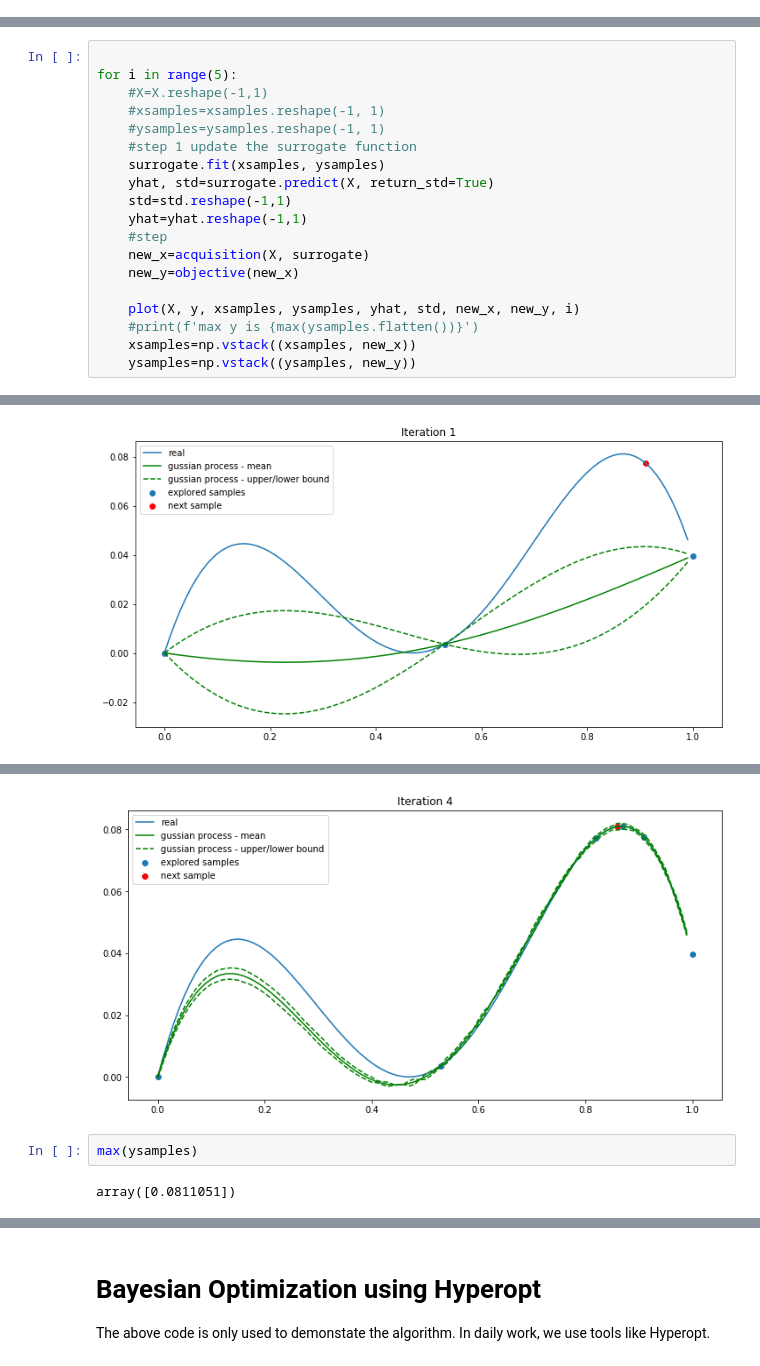
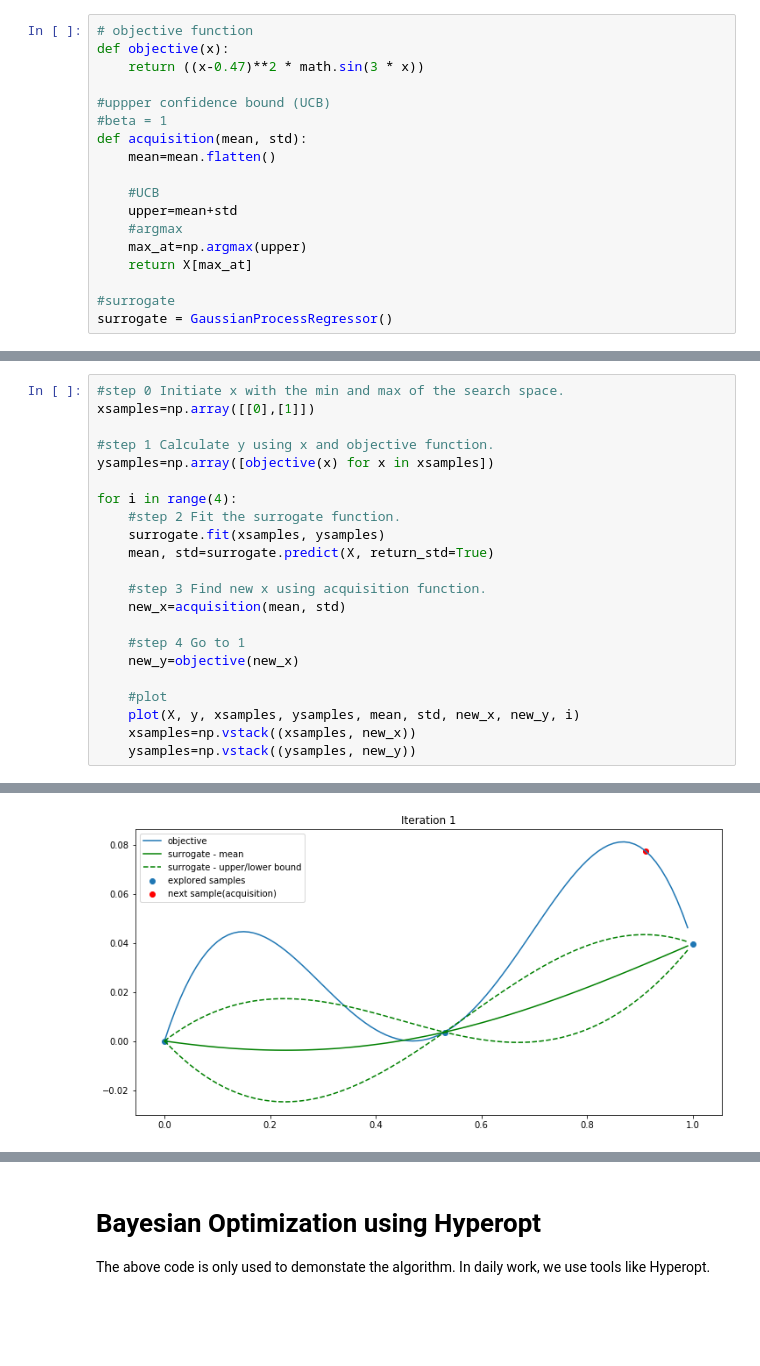
Before and after one commit to EricWebsmith/machine_learning_from_scrach, a Jupyter notebook: bayesian_optimization.ipynb, the cells around one changed output, grey strips where cells are left out. Saved outputs shown, nothing was run; the diff lists cells and outputs as text; blank space fills up the shorter version.

```diff
--- a/bayesian_optimization.ipynb
+++ b/bayesian_optimization.ipynb
@@ -40,0 +47,18 @@ from sklearn.gaussian_process import GaussianProcessRegressor
+# %%
+# objective function
+def objective(x):
+    return ((x-0.47)**2 * math.sin(3 * x))
+
+#uppper confidence bound (UCB)
+#beta = 1
+def acquisition(mean, std):
+    mean=mean.flatten()
+
+    #UCB
+    upper=mean+std
+    #argmax
+    max_at=np.argmax(upper)
+    return X[max_at]
+
+#surrogate
+surrogate = GaussianProcessRegressor()
@@ -89,20 +102,23 @@ plt.show()
 # %%
+#step 0 Initiate x with the min and max of the search space.
+xsamples=np.array([[0],[1]])
 
-for i in range(5):
-    #X=X.reshape(-1,1)
-    #xsamples=xsamples.reshape(-1, 1)
-    #ysamples=ysamples.reshape(-1, 1)
-    #step 1 update the surrogate function
+#step 1 Calculate y using x and objective function.
+ysamples=np.array([objective(x) for x in xsamples])
+
+for i in range(4):
+    #step 2 Fit the surrogate function.
     surrogate.fit(xsamples, ysamples)
-    yhat, std=surrogate.predict(X, return_std=True)
-    std=std.reshape(-1,1)
-    yhat=yhat.reshape(-1,1)
-    #step
-    new_x=acquisition(X, surrogate)
+    mean, std=surrogate.predict(X, return_std=True)
+
+    #step 3 Find new x using acquisition function.
+    new_x=acquisition(mean, std)
+
+    #step 4 Go to 1
     new_y=objective(new_x)
 
-    plot(X, y, xsamples, ysamples, yhat, std, new_x, new_y, i)
-    #print(f'max y is {max(ysamples.flatten())}')
+    #plot
+    plot(X, y, xsamples, ysamples, mean, std, new_x, new_y, i)
     xsamples=np.vstack((xsamples, new_x))
     ysamples=np.vstack((ysamples, new_y))
 # %% [output]
@@ -110 +126 @@ for i in range(5):
-[figure, old version]
+[figure, new version]
@@ -113,5 +128,0 @@ for i in range(5):
-[figure, removed]
-# %%
-max(ysamples)
-# %% [output]
-array([0.0811051])
```
Also changed, not shown: parts of 10 cells of this notebook, 2 other files.
